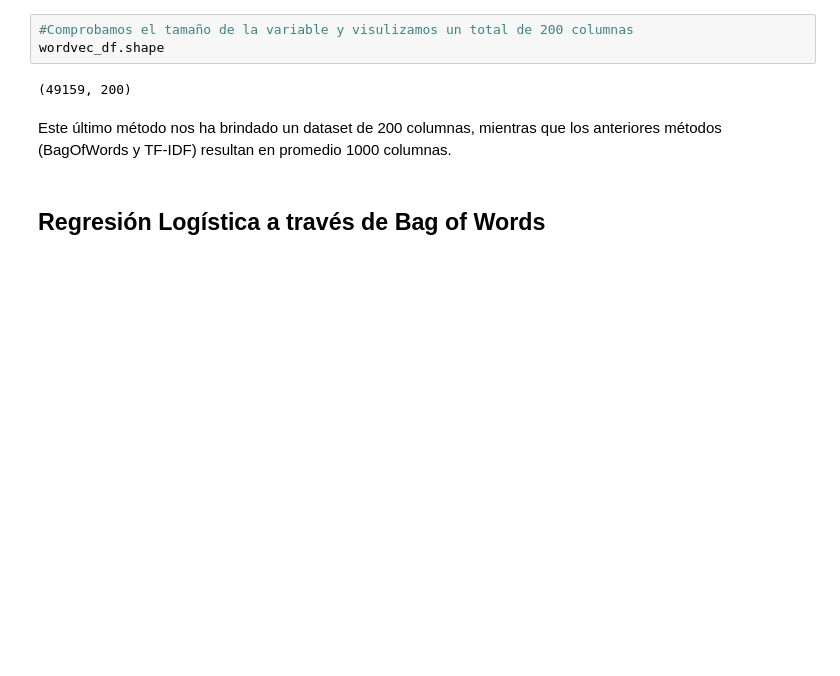
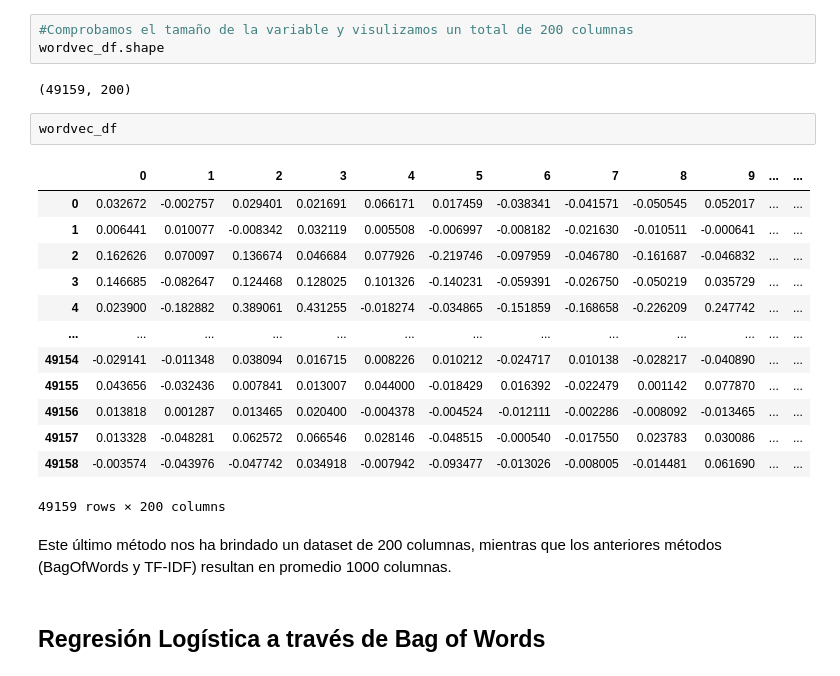
Before and after one commit to rcrdoh/Clases_DataScience, a Jupyter notebook: NLP_Notebook/Sesion7_Introduccion_NLP.ipynb, the cells around one changed output. Cells and saved outputs as stored; diff of their text form; blank space fills up the shorter version.

```diff
--- a/NLP_Notebook/Sesion7_Introduccion_NLP.ipynb
+++ b/NLP_Notebook/Sesion7_Introduccion_NLP.ipynb
@@ -361,6 +401,22 @@ for i in range(len(tokenized_tweet)):
 wordvec_df.shape
 # %% [output]
 (49159, 200)
+# %%
+wordvec_df
+# %% [output]
+|  | 0 | 1 | 2 | 3 | 4 | 5 | 6 | 7 | 8 | 9 | ... | ... |
+| 0 | 0.032672 | -0.002757 | 0.029401 | 0.021691 | 0.066171 | 0.017459 | -0.038341 | -0.041571 | -0.050545 | 0.052017 | ... | ... |
+| 1 | 0.006441 | 0.010077 | -0.008342 | 0.032119 | 0.005508 | -0.006997 | -0.008182 | -0.021630 | -0.010511 | -0.000641 | ... | ... |
+| 2 | 0.162626 | 0.070097 | 0.136674 | 0.046684 | 0.077926 | -0.219746 | -0.097959 | -0.046780 | -0.161687 | -0.046832 | ... | ... |
+| 3 | 0.146685 | -0.082647 | 0.124468 | 0.128025 | 0.101326 | -0.140231 | -0.059391 | -0.026750 | -0.050219 | 0.035729 | ... | ... |
+| 4 | 0.023900 | -0.182882 | 0.389061 | 0.431255 | -0.018274 | -0.034865 | -0.151859 | -0.168658 | -0.226209 | 0.247742 | ... | ... |
+| ... | ... | ... | ... | ... | ... | ... | ... | ... | ... | ... | ... | ... |
+| 49154 | -0.029141 | -0.011348 | 0.038094 | 0.016715 | 0.008226 | 0.010212 | -0.024717 | 0.010138 | -0.028217 | -0.040890 | ... | ... |
+| 49155 | 0.043656 | -0.032436 | 0.007841 | 0.013007 | 0.044000 | -0.018429 | 0.016392 | -0.022479 | 0.001142 | 0.077870 | ... | ... |
+| 49156 | 0.013818 | 0.001287 | 0.013465 | 0.020400 | -0.004378 | -0.004524 | -0.012111 | -0.002286 | -0.008092 | -0.013465 | ... | ... |
+| 49157 | 0.013328 | -0.048281 | 0.062572 | 0.066546 | 0.028146 | -0.048515 | -0.000540 | -0.017550 | 0.023783 | 0.030086 | ... | ... |
+| 49158 | -0.003574 | -0.043976 | -0.047742 | 0.034918 | -0.007942 | -0.093477 | -0.013026 | -0.008005 | -0.014481 | 0.061690 | ... | ... |
+49159 rows × 200 columns
 # %% [markdown]
 Este último método nos ha brindado un dataset de 200 columnas, mientras que los anteriores métodos (BagOfWords y TF-IDF) resultan en promedio 1000 columnas.
 # %% [markdown]
```
Also changed, not shown: parts of 26 cells of this notebook, 1 other file.
